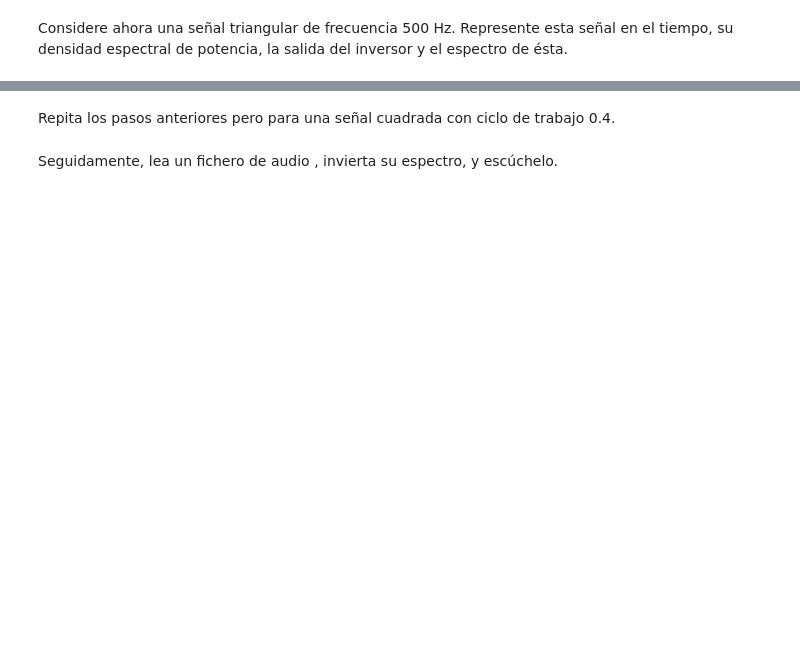
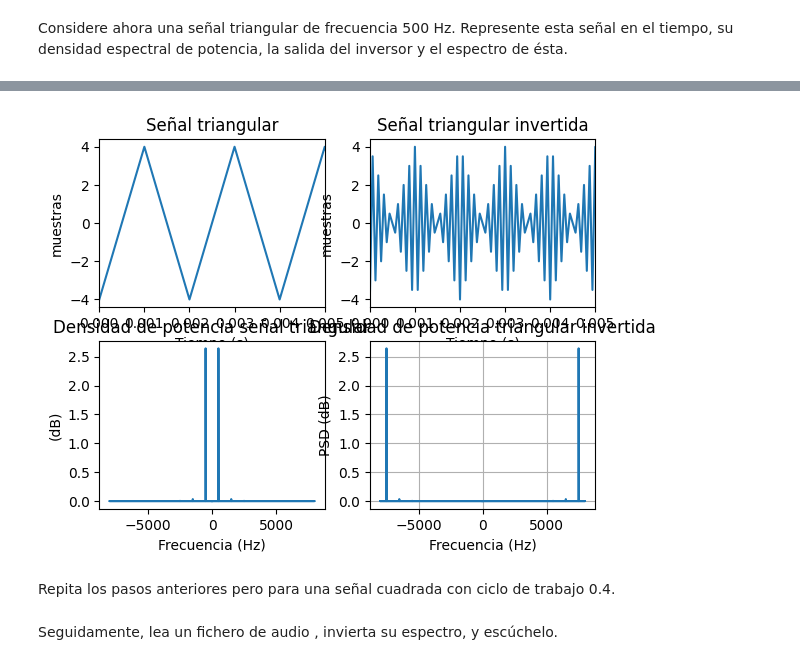
Before and after one commit to adpf0001-crl/Fundamentos-y-Equipos-de-Audio, a Jupyter notebook: FyEA_Lab3_AudioSignalProcessing.ipynb, the cells around one changed output, grey strips where cells are left out. Saved outputs shown, nothing was run; the diff lists cells and outputs as text; code cells hidden in the pictures; blank space fills up the shorter version.

```diff
--- a/FyEA_Lab3_AudioSignalProcessing.ipynb
+++ b/FyEA_Lab3_AudioSignalProcessing.ipynb
@@ -346,3 +311,42 @@ plt.show()
+# %%
+fs=16000
+t, tri =triangular(A=4,f0=500,fs=fs)
+y = inversor(tri)
+frec=np.fft.fftfreq(len(tri),1/fs)
+DEP_y=denpower(y,fs)
+DEP_tri = denpower(tri,fs)
+
+plt.figure()
+plt.subplot(2,2,1)
+plt.plot(t,tri)
+plt.xlim([0,0.005])
+plt.title('Señal triangular')
+plt.xlabel('Tiempo (s)')
+plt.ylabel('muestras')
+
+
+plt.subplot(2,2,2)
+plt.plot(t,y)
+plt.xlim([0,0.005])
+plt.title('Señal triangular invertida')
+plt.xlabel('Tiempo (s)')
+plt.ylabel('muestras')
+
+plt.subplot(2,2,3)
+plt.plot(frec,DEP_tri)
+plt.title('Densidad de potencia señal triangular')
+plt.xlabel('Frecuencia (Hz)')
+plt.ylabel('(dB)')
+
+plt.subplot(2,2,4)
+plt.plot(frec,DEP_y)
+plt.title('Densidad de potencia triangular invertida')
+plt.xlabel('Frecuencia (Hz)')
+plt.ylabel('PSD (dB)')
+plt.grid(True)
+plt.show()
+# %% [output]
+[figure, added]
 # %% [markdown]
 Repita los pasos anteriores pero para una señal cuadrada con ciclo de trabajo 0.4.
 # %%
```
Also changed, not shown: parts of 13 cells of this notebook.
